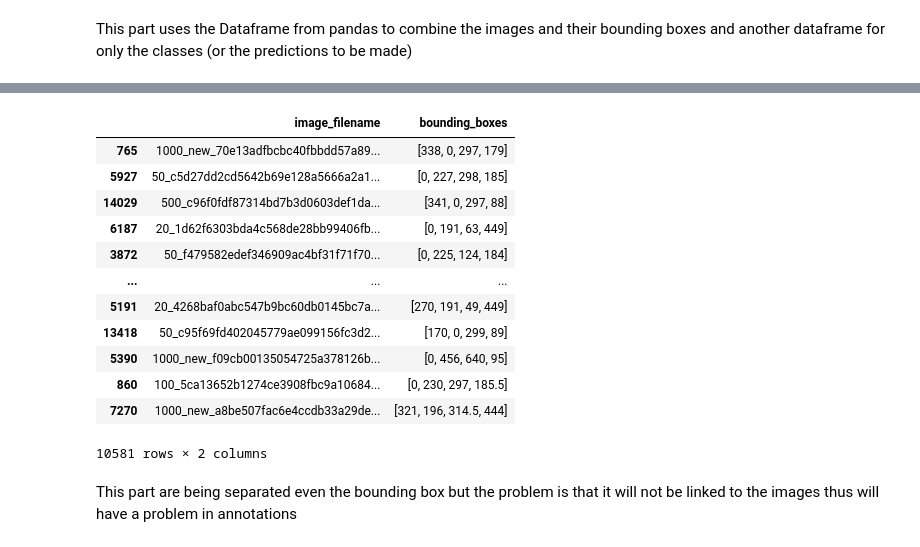
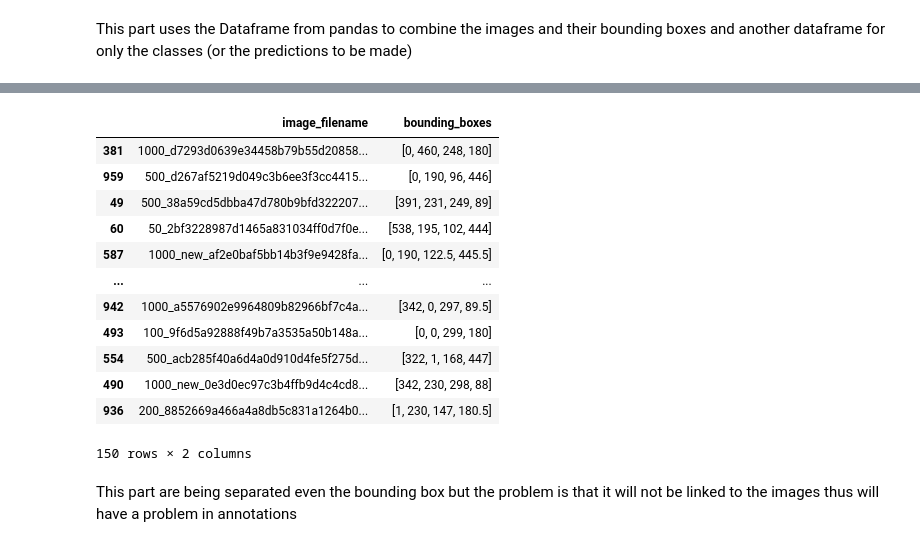
Before and after one commit to D3struf/Data-Analytics, a Jupyter notebook: ANY_Images.ipynb, the cells around one changed output, grey strips where cells are left out. Cells and saved outputs as stored; diff of their text form; code cells hidden in the pictures.

```diff
--- a/ANY_Images.ipynb
+++ b/ANY_Images.ipynb
@@ -119,22 +125,22 @@ X_train, X_temp, y_train, y_temp = train_test_split(
 
 X_val, X_test, y_val, y_test = train_test_split(
     X_temp, y_temp, test_size=0.5, random_state=42)
-# %%
-X_train
-# %% [output]
-|  | image_filename | bounding_boxes |
-| 765 | 1000_new_70e13adfbcbc40fbbdd57a89... | [338, 0, 297, 179] |
-| 5927 | 50_c5d27dd2cd5642b69e128a5666a2a1... | [0, 227, 298, 185] |
-| 14029 | 500_c96f0fdf87314bd7b3d0603def1da... | [341, 0, 297, 88] |
-| 6187 | 20_1d62f6303bda4c568de28bb99406fb... | [0, 191, 63, 449] |
-| 3872 | 50_f479582edef346909ac4bf31f71f70... | [0, 225, 124, 184] |
-| ... | ... | ... |
-| 5191 | 20_4268baf0abc547b9bc60db0145bc7a... | [270, 191, 49, 449] |
-| 13418 | 50_c95f69fd402045779ae099156fc3d2... | [170, 0, 299, 89] |
-| 5390 | 1000_new_f09cb00135054725a378126b... | [0, 456, 640, 95] |
-| 860 | 100_5ca13652b1274ce3908fbc9a10684... | [0, 230, 297, 185.5] |
-| 7270 | 1000_new_a8be507fac6e4ccdb33a29de... | [321, 196, 314.5, 444] |
-10581 rows × 2 columns
+# %%
+X_val
+# %% [output]
+|  | image_filename | bounding_boxes |
+| 381 | 1000_d7293d0639e34458b79b55d20858... | [0, 460, 248, 180] |
+| 959 | 500_d267af5219d049c3b6ee3f3cc4415... | [0, 190, 96, 446] |
+| 49 | 500_38a59cd5dbba47d780b9bfd322207... | [391, 231, 249, 89] |
+| 60 | 50_2bf3228987d1465a831034ff0d7f0e... | [538, 195, 102, 444] |
+| 587 | 1000_new_af2e0baf5bb14b3f9e9428fa... | [0, 190, 122.5, 445.5] |
+| ... | ... | ... |
+| 942 | 1000_a5576902e9964809b82966bf7c4a... | [342, 0, 297, 89.5] |
+| 493 | 100_9f6d5a92888f49b7a3535a50b148a... | [0, 0, 299, 180] |
+| 554 | 500_acb285f40a6d4a0d910d4fe5f275d... | [322, 1, 168, 447] |
+| 490 | 1000_new_0e3d0ec97c3b4ffb9d4c4cd8... | [342, 230, 298, 88] |
+| 936 | 200_8852669a466a4a8db5c831a1264b0... | [1, 230, 147, 180.5] |
+150 rows × 2 columns
 # %% [markdown]
 This part are being separated even the bounding box but the problem is that it will not be linked to the images thus will have a problem in annotations
 # %%
```
Also changed, not shown: parts of 23 cells of this notebook, 1 other file.
